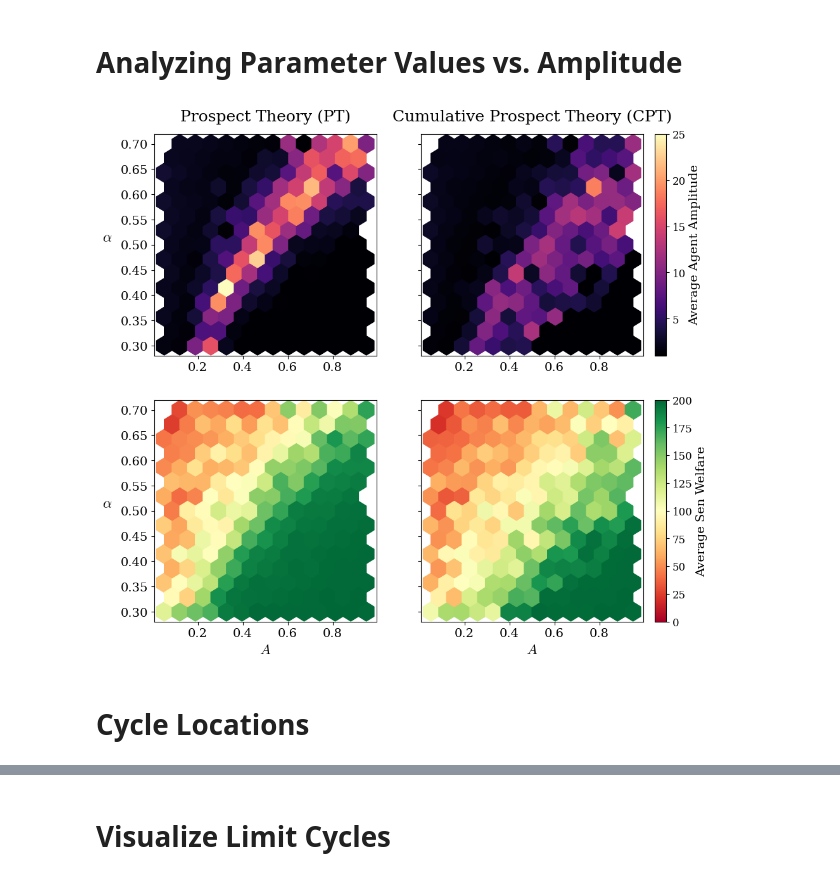
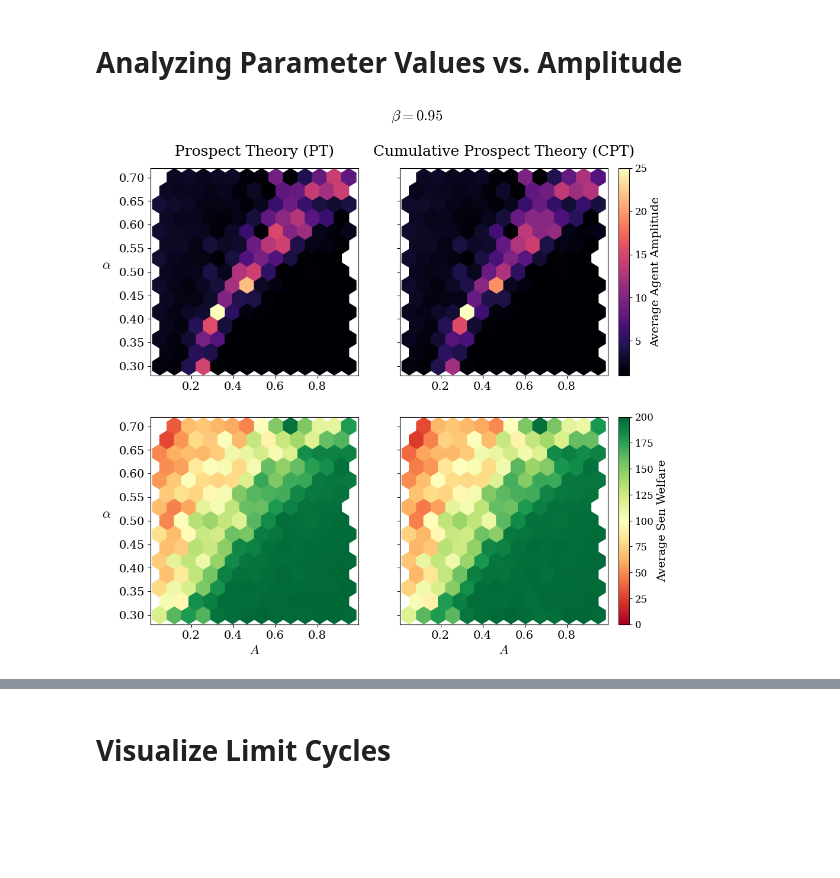
Before and after one commit to charlesaugdupont/cognitive-biases-welfare-volatility, a Jupyter notebook: notebooks/frequency_analysis.ipynb, the cells around one changed output, grey strips where cells are left out. Cells and saved outputs as stored; diff of their text form; code cells hidden in the pictures; blank space fills up the shorter version.

```diff
--- a/notebooks/frequency_analysis.ipynb
+++ b/notebooks/frequency_analysis.ipynb
@@ -218,8 +207,8 @@ plt.figure(figsize=(6,5))
 cutoffs = np.linspace(0, 30, 100)
 labels = ["EUT", "PT", "CPT"]
 colors = ["dodgerblue", "crimson", "green"]
-for i, model in enumerate(["eut", "pt", "cpt"]):
-    with open("../"+model + "_dominant_frequencies_amplitudes.pickle", "rb") as f:
+for i, model in enumerate(["data/eut/eut_999/", "data/pt/pt_999/", "data/cpt/cpt_kt_999/"]):
+    with open("../"+model + "dominant_frequencies_amplitudes.pickle", "rb") as f:
         amplitudes = pickle.load(f)
     count = []
     sims = [s["amplitudes"] for s in amplitudes]
@@ -234,5 +223,6 @@ plt.legend()
 plt.grid()
 plt.ylabel("Percentage of Simulations with" + "\n"+ r"Average Agent Amplitude $> a$")
 plt.xlabel(r"$a$")
-plt.savefig("../figures/percent_simulations_amplitude.pdf", bbox_inches="tight")
+plt.title(r"$\beta=0.999$")
+#plt.savefig("../figures/percent_simulations_amplitude.pdf", bbox_inches="tight")
 plt.show()
@@ -321,12 +245,0 @@ plt.show()
-# %%
-params = {k:[] for k in PARAMETER_RANGES}
-for f_name in tqdm(os.listdir(f"../cpt")):
-    with open(os.path.join(f"../cpt", f_name), "rb") as f:
-        P = pickle.load(f)["params"]
-    for k in PARAMETER_RANGES:
-        params[k].append(P[k])
-# %%
-threshold = 20
-with open("../cpt_dominant_frequencies_amplitudes.pickle", "rb") as f:
-    data = pickle.load(f)
-sims = [int(np.mean(f["amplitudes"]) >= threshold) for f in data]
@@ -363,7 +246,2 @@ for p, interval in PARAMETER_RANGES.items():
 # %% [markdown]
 # Analyzing Parameter Values vs. Amplitude
-# %%
-with open("../cpt_dominant_frequencies_amplitudes.pickle", "rb") as f:
-    cpt_data = pickle.load(f)
-with open("../pt_dominant_frequencies_amplitudes.pickle", "rb") as f:
-    pt_data = pickle.load(f)
@@ -473,11 +252,10 @@ import pandas as pd
 import numpy as np
 import pickle
 
-# --- Load Data (Assuming variables exist based on your snippet) ---
-# with open("../pt_sen_welfare", 'rb') as f:
-#     pt_sen = pickle.load(f)
-# with open("../cpt_sen_welfare", 'rb') as f:
-#     cpt_sen = pickle.load(f)
+with open("../data/pt/pt_95/sen_welfare", 'rb') as f:
+    pt_sen = pickle.load(f)
+with open("../data/cpt/cpt_kt_95/sen_welfare", 'rb') as f:
+    cpt_sen = pickle.load(f)
 
 # --- Setup Figure ---
 fig, axs = plt.subplots(2, 2, figsize=(12, 10), sharey=True)
@@ -492,7 +270,7 @@ norm_top = mcolors.Normalize(vmin=1, vmax=25)
 # Values < 100 go Red, > 100 go Green.
 norm_bottom = mcolors.TwoSlopeNorm(vmin=0, vcenter=100, vmax=200)
 
-param_names = [r"$\alpha$", r"$\gamma$", r"$\lambda$", r"$r$", r"$A$"]
+param_names = [r"$\alpha$", r"$r$", r"$A$", r"$\lambda$", r"$\gamma$"]
 x_name, y_name = r"$A$", r"$\alpha$"
 
 # --- Data Prep ---
@@ -530,34 +308,33 @@ cb1.ax.tick_params(labelsize=12)
 
 
 # ==========================================
 # ROW 2: Average Sen Welfare (Diverging)
 # ==========================================
 
 # 1. Plot Bottom-Left (PT)
 hb_bottom = axs[1][0].hexbin(
     df_pt[x_name], df_pt[y_name], C=pt_sen,
     gridsize=num_hex_bins, cmap='RdYlGn', reduce_C_function=np.mean,
     mincnt=1, norm=norm_bottom
 )
 axs[1][0].set_xlabel(x_name, fontsize=16)
 axs[1][0].set_ylabel(y_name, fontsize=16, rotation=0, labelpad=15)
 
 # 2. Plot Bottom-Right (CPT)
 axs[1][1].hexbin(
     df_cpt[x_name], df_cpt[y_name], C=cpt_sen,
     gridsize=num_hex_bins, cmap='RdYlGn', reduce_C_function=np.mean,
     mincnt=1, norm=norm_bottom
 )
 axs[1][1].set_xlabel(x_name, fontsize=16)
 
 # 3. Create Shared Colorbar for Row 2
 cb2 = fig.colorbar(hb_bottom, ax=axs[1, :], location='right', aspect=20, pad=0.02)
 cb2.set_label("Average Sen Welfare", fontsize=14)
 cb2.ax.tick_params(labelsize=12)
 
-plt.savefig("../figures/phase_diagrams.pdf", bbox_inches="tight")
+plt.suptitle(r"$\beta=0.95$")
+#plt.savefig("../figures/phase_diagrams.pdf", bbox_inches="tight")
 plt.show()
 # %% [output]
-[figure, old version]
+[figure, new version]
-# %% [markdown]
-# Cycle Locations
```
Also changed, not shown: parts of 18 cells of this notebook.
